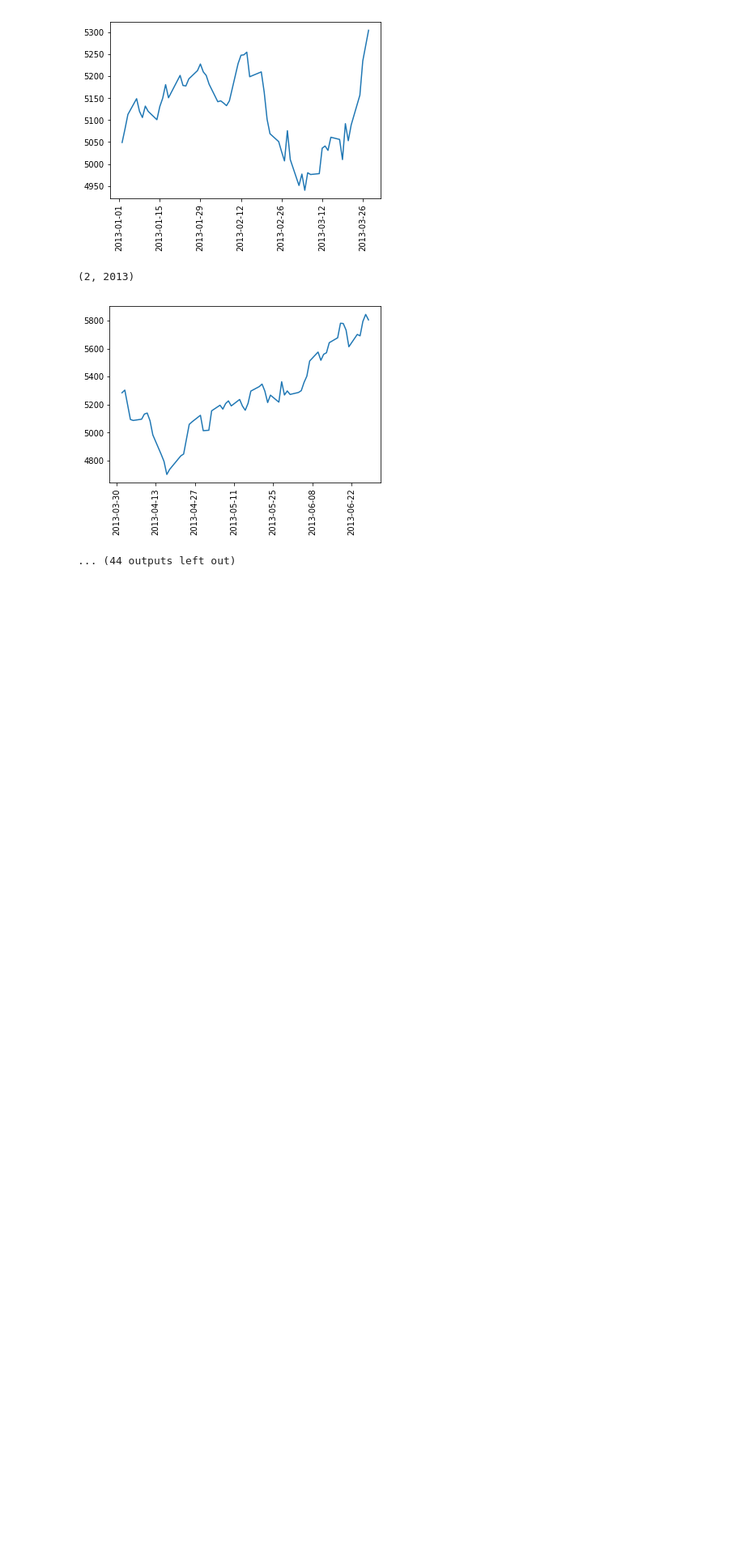
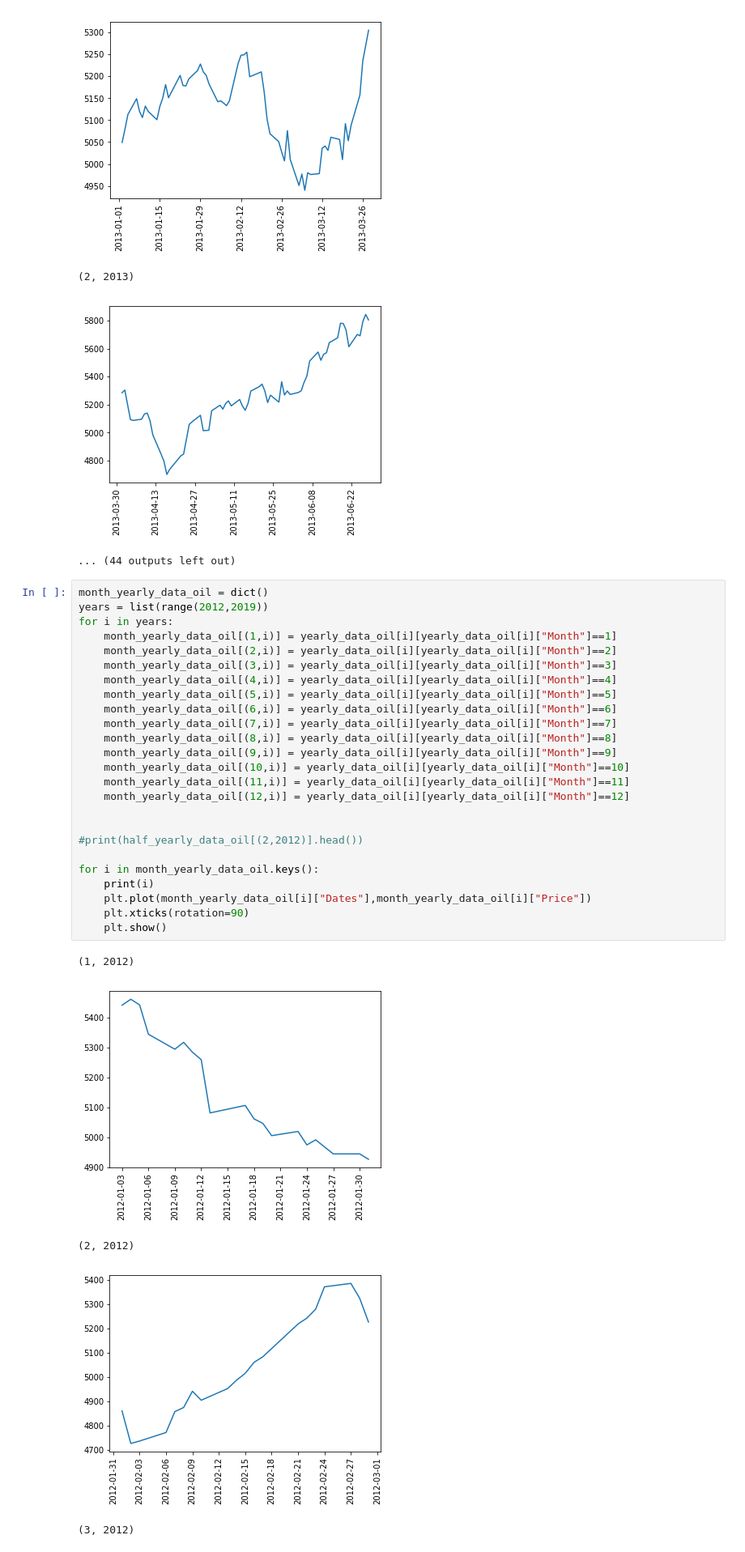
Before and after one commit to mellon-collie/Crude-Oil-Analysis, a Jupyter notebook: trend_analyse_oil.ipynb, the cells around one changed output. Shown at 81% size. Cells and saved outputs as stored; diff of their text form; blank space fills up the shorter version.

Commit message:
oil price trend analysis updated
 yearly,half-yearly,quarterly and monthly

```diff
--- a/trend_analyse_oil.ipynb
+++ b/trend_analyse_oil.ipynb
@@ -131,3 +131,34 @@ for i in quarter_yearly_data_oil.keys():
 (2, 2013)
 [figure]
 ... (44 outputs left out)
+# %%
+month_yearly_data_oil = dict()
+years = list(range(2012,2019))
+for i in years:
+    month_yearly_data_oil[(1,i)] = yearly_data_oil[i][yearly_data_oil[i]["Month"]==1]
+    month_yearly_data_oil[(2,i)] = yearly_data_oil[i][yearly_data_oil[i]["Month"]==2]
+    month_yearly_data_oil[(3,i)] = yearly_data_oil[i][yearly_data_oil[i]["Month"]==3]
+    month_yearly_data_oil[(4,i)] = yearly_data_oil[i][yearly_data_oil[i]["Month"]==4]
+    month_yearly_data_oil[(5,i)] = yearly_data_oil[i][yearly_data_oil[i]["Month"]==5]
+    month_yearly_data_oil[(6,i)] = yearly_data_oil[i][yearly_data_oil[i]["Month"]==6]
+    month_yearly_data_oil[(7,i)] = yearly_data_oil[i][yearly_data_oil[i]["Month"]==7]
+    month_yearly_data_oil[(8,i)] = yearly_data_oil[i][yearly_data_oil[i]["Month"]==8]
+    month_yearly_data_oil[(9,i)] = yearly_data_oil[i][yearly_data_oil[i]["Month"]==9]
+    month_yearly_data_oil[(10,i)] = yearly_data_oil[i][yearly_data_oil[i]["Month"]==10]
+    month_yearly_data_oil[(11,i)] = yearly_data_oil[i][yearly_data_oil[i]["Month"]==11]
+    month_yearly_data_oil[(12,i)] = yearly_data_oil[i][yearly_data_oil[i]["Month"]==12]
+
+
+#print(half_yearly_data_oil[(2,2012)].head())
+
+for i in month_yearly_data_oil.keys():
+    print(i)
+    plt.plot(month_yearly_data_oil[i]["Dates"],month_yearly_data_oil[i]["Price"])
+    plt.xticks(rotation=90)
+    plt.show()
+# %% [output]
+(1, 2012)
+[figure, added]
+(2, 2012)
+[figure, added]
+(3, 2012)
```
Also changed, not shown: parts of 1 cell of this notebook.
